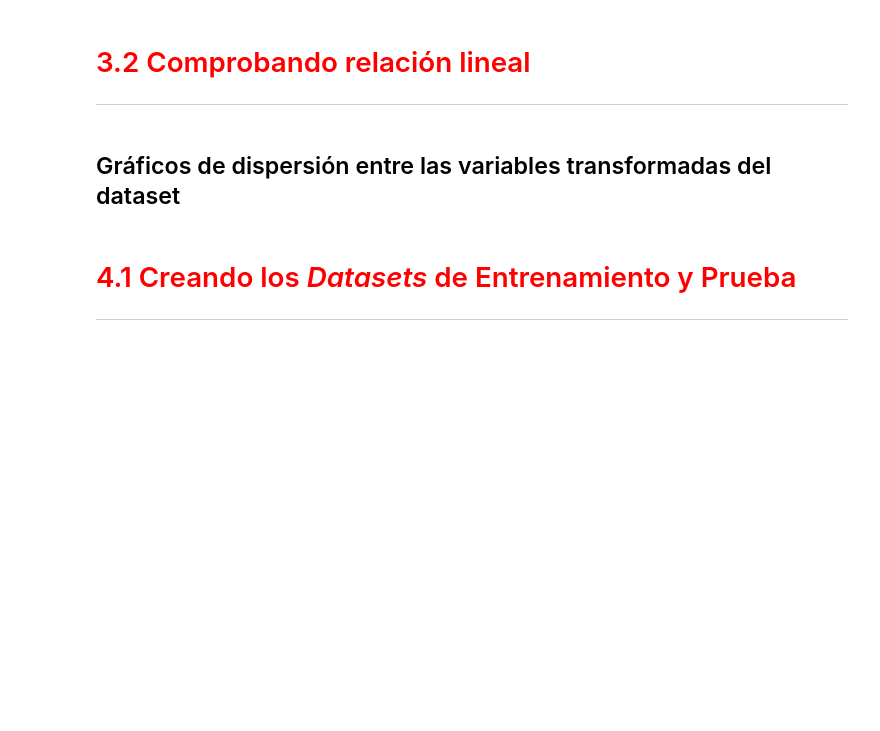
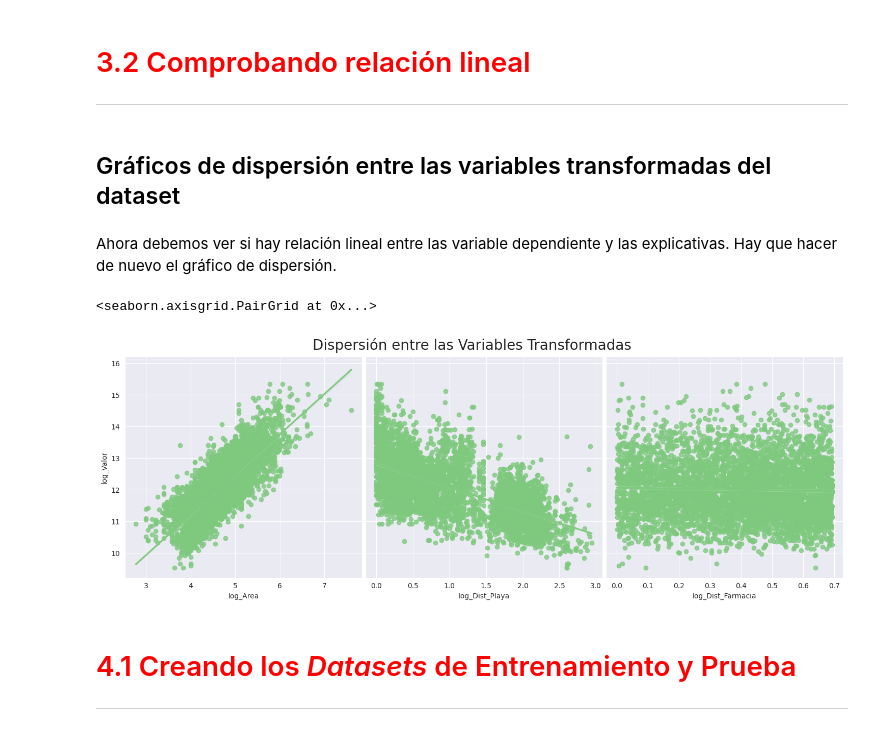
Before and after one commit to jaimesierrab/Challenge-Amigo-secreto, a Jupyter notebook: Regresión_Lineal_II.ipynb, the cells around one changed output. Cells and saved outputs as stored; diff of their text form; code cells hidden in the pictures; blank space fills up the shorter version.

```diff
--- a/Regresión_Lineal_II.ipynb
+++ b/Regresión_Lineal_II.ipynb
@@ -214,10 +254,15 @@ ax
 <hr style='border: 2px solid red;'>
 # %% [markdown]
 ## Gráficos de dispersión entre las variables transformadas del dataset
+# %% [markdown]
+Ahora debemos ver si hay relación lineal entre las variable dependiente y las explicativas. Hay que hacer de nuevo el gráfico de dispersión.
 # %%
-
+ax = sns.pairplot(datos, y_vars='log_Valor', x_vars= ['log_Area','log_Dist_Playa','log_Dist_Farmacia'], height=5, kind ='reg')
 ax.fig.suptitle('Dispersión entre las Variables Transformadas', fontsize=20, y=1.05)
 ax
+# %% [output]
+<seaborn.axisgrid.PairGrid at 0x...>
+[figure, added]
 # %% [markdown]
 # <font color='red' style='font-size: 30px;'>4.1 Creando los *Datasets* de Entrenamiento y Prueba</font>
 <hr style='border: 2px solid red;'>
```
Also changed, not shown: parts of 8 cells of this notebook.
